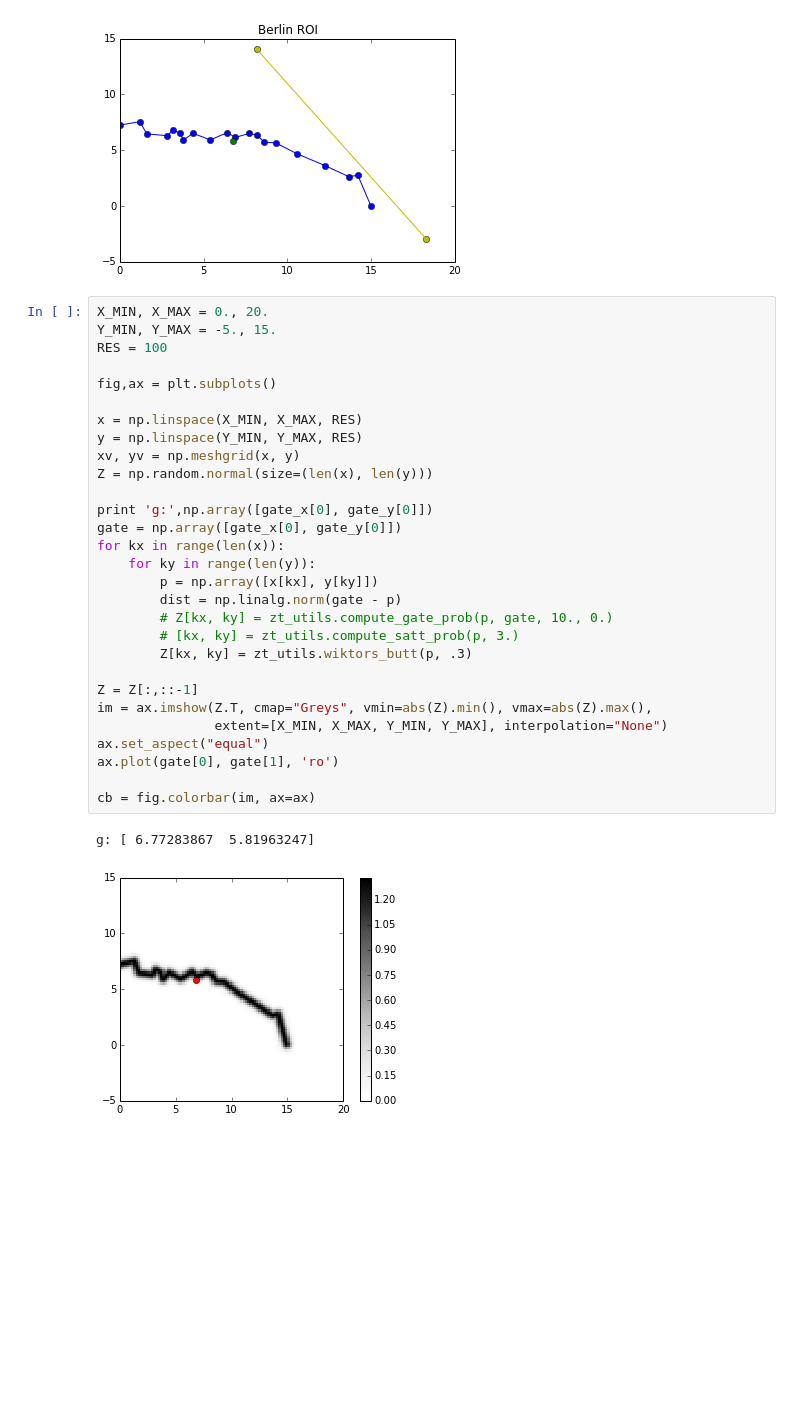
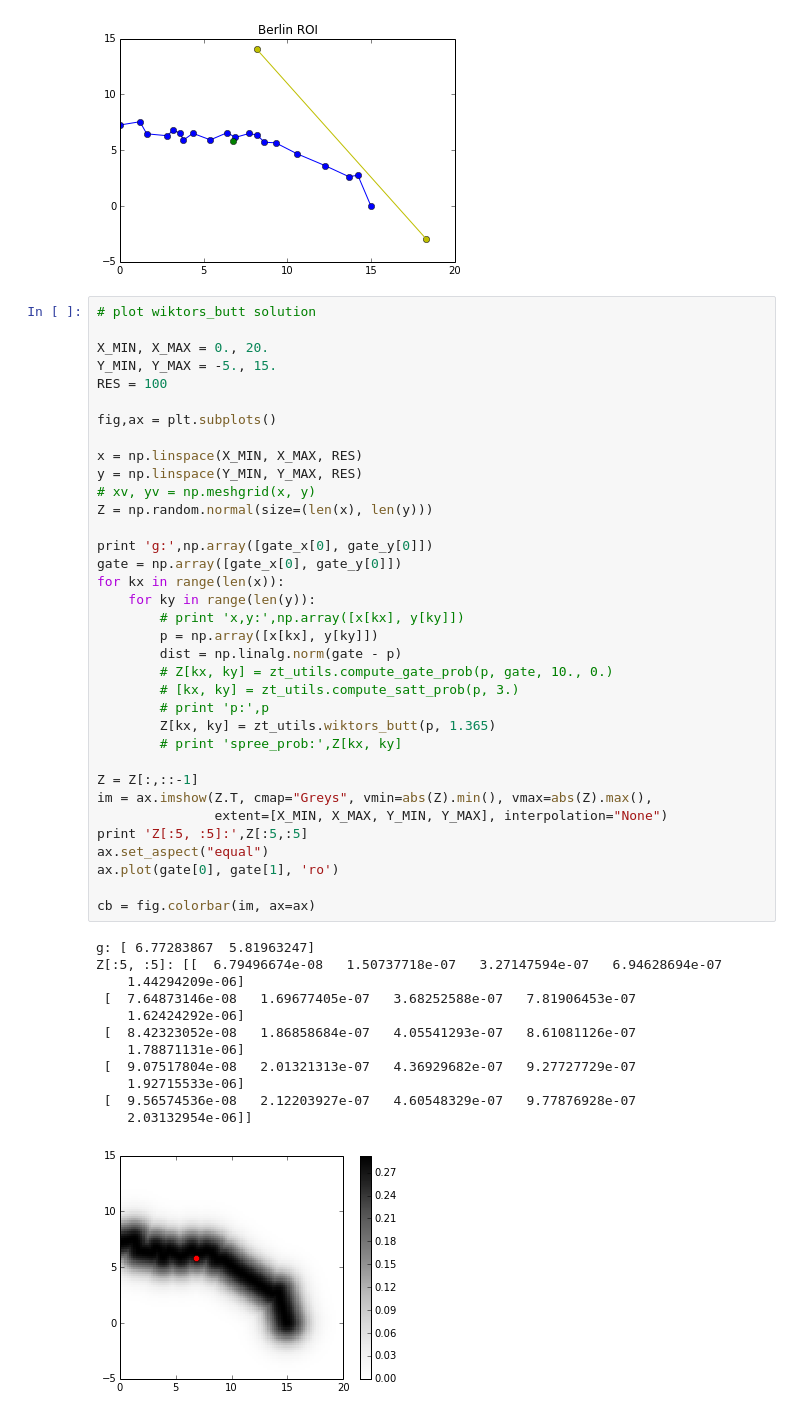
Before and after one commit to fatflake/preppy, a Jupyter notebook: teaser/nb/show_probs.ipynb, the cells around one changed output. Saved outputs shown, nothing was run; the diff lists cells and outputs as text; blank space fills up the shorter version.

Commit message:
first complete draft.
notebook tests main functions and plots them

```diff
--- a/teaser/nb/show_probs.ipynb
+++ b/teaser/nb/show_probs.ipynb
@@ -19,35 +21,51 @@ zt_io.plot_everything([spree_x, spree_y], [gate_x, gate_y], [sattelite_x, sattel
 sat_x: [  8.17598464  18.29954451] y: [ 14.03849824  -2.9640862 ]
 [figure]
 # %%
+# plot wiktors_butt solution
+
 X_MIN, X_MAX = 0., 20.
 Y_MIN, Y_MAX = -5., 15.
 RES = 100
 
 fig,ax = plt.subplots()
 
 x = np.linspace(X_MIN, X_MAX, RES)
 y = np.linspace(Y_MIN, Y_MAX, RES)
-xv, yv = np.meshgrid(x, y)
+# xv, yv = np.meshgrid(x, y)
 Z = np.random.normal(size=(len(x), len(y)))
 
 print 'g:',np.array([gate_x[0], gate_y[0]])
 gate = np.array([gate_x[0], gate_y[0]])
 for kx in range(len(x)):
     for ky in range(len(y)):
+        # print 'x,y:',np.array([x[kx], y[ky]])
         p = np.array([x[kx], y[ky]])
         dist = np.linalg.norm(gate - p)
         # Z[kx, ky] = zt_utils.compute_gate_prob(p, gate, 10., 0.)
         # [kx, ky] = zt_utils.compute_satt_prob(p, 3.)
-        Z[kx, ky] = zt_utils.wiktors_butt(p, .3)
+        # print 'p:',p
+        Z[kx, ky] = zt_utils.wiktors_butt(p, 1.365)
+        # print 'spree_prob:',Z[kx, ky]
 
 Z = Z[:,::-1]
 im = ax.imshow(Z.T, cmap="Greys", vmin=abs(Z).min(), vmax=abs(Z).max(),
                extent=[X_MIN, X_MAX, Y_MIN, Y_MAX], interpolation="None")
+print 'Z[:5, :5]:',Z[:5,:5]
 ax.set_aspect("equal")
 ax.plot(gate[0], gate[1], 'ro')
 
 cb = fig.colorbar(im, ax=ax)
 # %% [output]
 g: [ 6.77283867  5.81963247]
+Z[:5, :5]: [[  6.79496674e-08   1.50737718e-07   3.27147594e-07   6.94628694e-07
+    1.44294209e-06]
+ [  7.64873146e-08   1.69677405e-07   3.68252588e-07   7.81906453e-07
+    1.62424292e-06]
+ [  8.42323052e-08   1.86858684e-07   4.05541293e-07   8.61081126e-07
+    1.78871131e-06]
+ [  9.07517804e-08   2.01321313e-07   4.36929682e-07   9.27727729e-07
+    1.92715533e-06]
+ [  9.56574536e-08   2.12203927e-07   4.60548329e-07   9.77876928e-07
+    2.03132954e-06]]
-[figure, old version]
+[figure, new version]
 # %%
```
Also changed, not shown: parts of 3 cells of this notebook, 3 other files.
